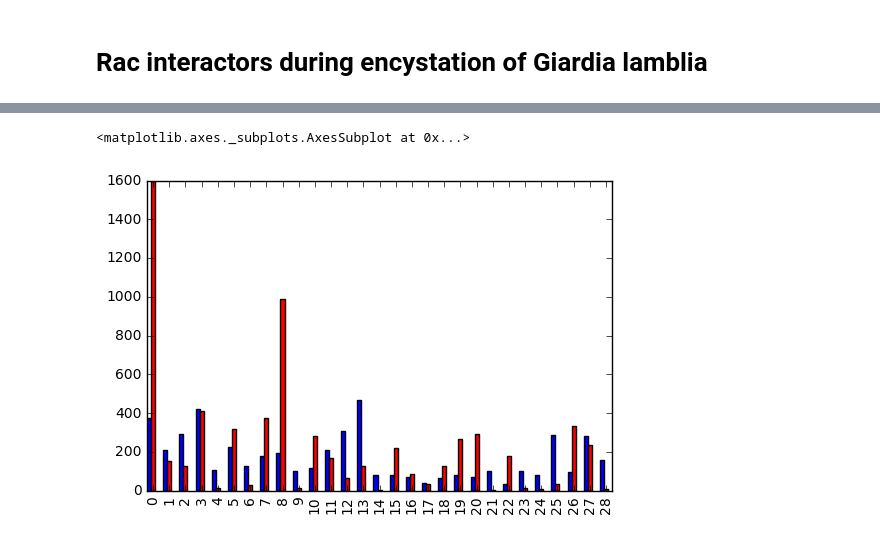
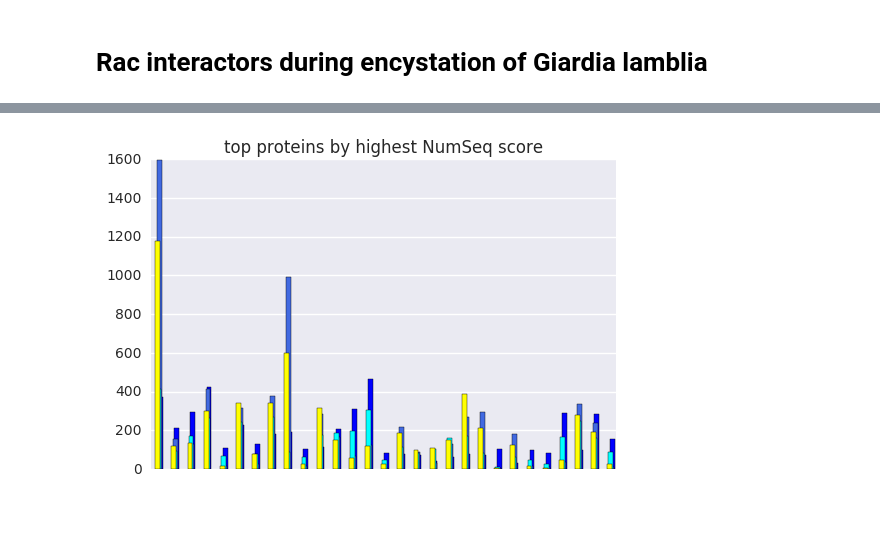
Before and after one commit to atpased/Giardia-encystation-Rac-interactors-, a Jupyter notebook: Giardia.ipynb, the cells around one changed output, grey strips where cells are left out. Saved outputs shown, nothing was run; the diff lists cells and outputs as text; code cells hidden in the pictures; blank space fills up the shorter version.

Commit message:
colorized with encyst bars

```diff
--- a/Giardia.ipynb
+++ b/Giardia.ipynb
@@ -63,11 +48,16 @@ sig_data['wt_encyst'].plot(kind = 'bar')
 # %%
 high_prot = sig_data.loc[sig_data['NumSeq'] > 40]
 low_prot = sig_data.loc[sig_data['NumSeq'] < 11]
-# %%
-fig2 = plt.figure()
-ax1 = fig.add_subplot(111)
-high_prot.rac_troph.plot(kind = 'bar', color = 'blue', position = 1.5, width = 0.25)
-high_prot.wt_troph.plot(kind = 'bar', color = 'red', position = 0.5, width = 0.25)
-# %% [output]
-<matplotlib.axes._subplots.AxesSubplot at 0x...>
-[figure, removed]
+# %%
+high_prot.rac_troph.plot(kind = 'bar', color = 'blue', position = 0.2, width = 0.3)
+high_prot.wt_troph.plot(kind = 'bar', color = 'royalblue', position = 0.4 , width = 0.3)
+high_prot.rac_encyst.plot(kind = 'bar', color = '', position = 0.6, width = 0.3)
+high_prot.wt_encyst.plot(kind = 'bar', color = 'yellow', position = 0.8, width = 0.3)
+
+ax1 = plt.axes()
+
+ax1.set_title('top proteins by highest NumSeq score')
+x_axis = ax1.axes.get_xaxis()
+x_axis.set_visible(False)
+# %% [output]
+[figure, added]
```
Also changed, not shown: parts of 4 cells of this notebook.
